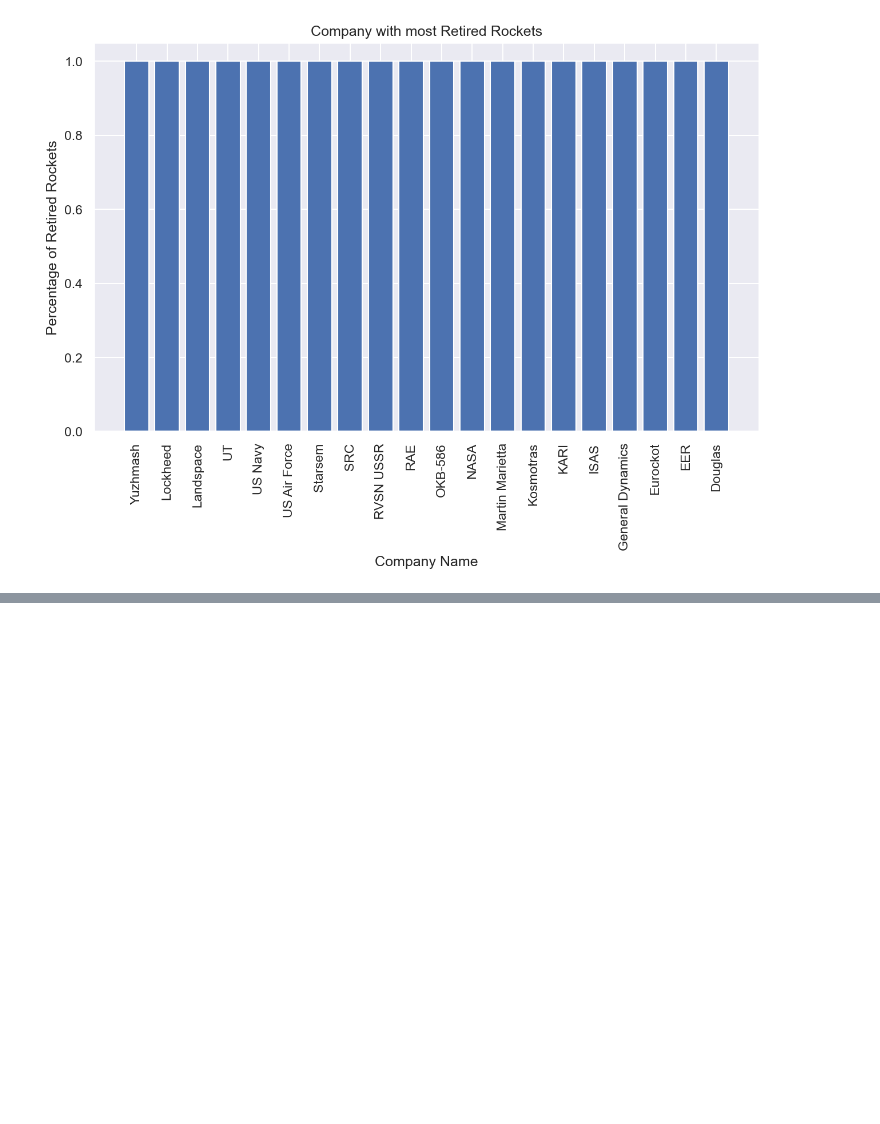
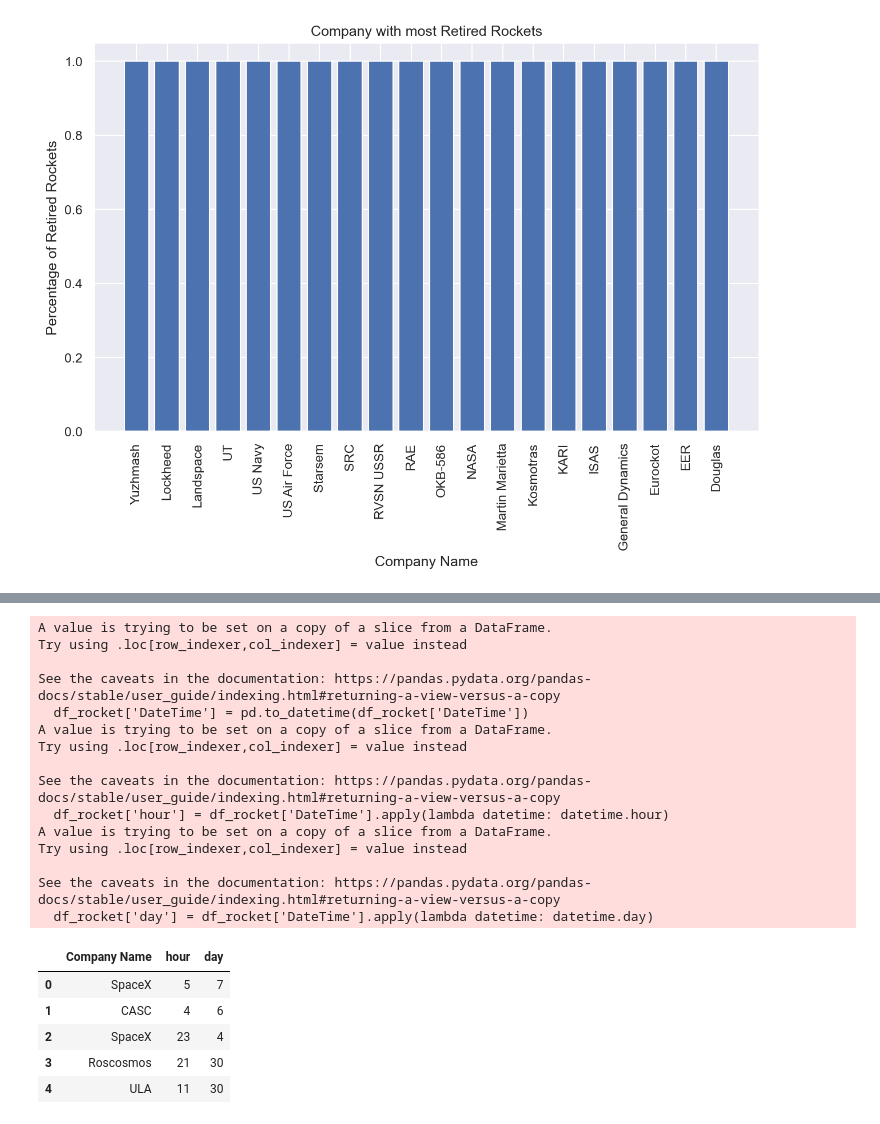
Before and after one commit to DSCKGEC/Space-Missions, a Jupyter notebook: notebooks/space_missions_visualization.ipynb, the cells around one changed output, grey strips where cells are left out. Drawn from its saved outputs; the diff is of its cells as text; code cells hidden in the pictures; blank space fills up the shorter version.

```diff
--- a/notebooks/space_missions_visualization.ipynb
+++ b/notebooks/space_missions_visualization.ipynb
@@ -109,0 +113,29 @@ plt.show()
+# %%
+df_rocket = df[['Company Name', 'DateTime']]
+df_rocket['DateTime'] = pd.to_datetime(df_rocket['DateTime'])
+df_rocket['hour'] = df_rocket['DateTime'].apply(lambda datetime: datetime.hour)
+df_rocket['day'] = df_rocket['DateTime'].apply(lambda datetime: datetime.day)
+df_rocket = df_rocket.drop('DateTime', axis=1)
+df_rocket.head()
+# %% [output]
+A value is trying to be set on a copy of a slice from a DataFrame.
+Try using .loc[row_indexer,col_indexer] = value instead
+
+See the caveats in the documentation: https://pandas.pydata.org/pandas-docs/stable/user_guide/indexing.html#returning-a-view-versus-a-copy
+  df_rocket['DateTime'] = pd.to_datetime(df_rocket['DateTime'])
+A value is trying to be set on a copy of a slice from a DataFrame.
+Try using .loc[row_indexer,col_indexer] = value instead
+
+See the caveats in the documentation: https://pandas.pydata.org/pandas-docs/stable/user_guide/indexing.html#returning-a-view-versus-a-copy
+  df_rocket['hour'] = df_rocket['DateTime'].apply(lambda datetime: datetime.hour)
+A value is trying to be set on a copy of a slice from a DataFrame.
+Try using .loc[row_indexer,col_indexer] = value instead
+
+See the caveats in the documentation: https://pandas.pydata.org/pandas-docs/stable/user_guide/indexing.html#returning-a-view-versus-a-copy
+  df_rocket['day'] = df_rocket['DateTime'].apply(lambda datetime: datetime.day)
+|  | Company Name | hour | day |
+| 0 | SpaceX | 5 | 7 |
+| 1 | CASC | 4 | 6 |
+| 2 | SpaceX | 23 | 4 |
+| 3 | Roscosmos | 21 | 30 |
+| 4 | ULA | 11 | 30 |
```
Also changed, not shown: parts of 2 cells of this notebook.
